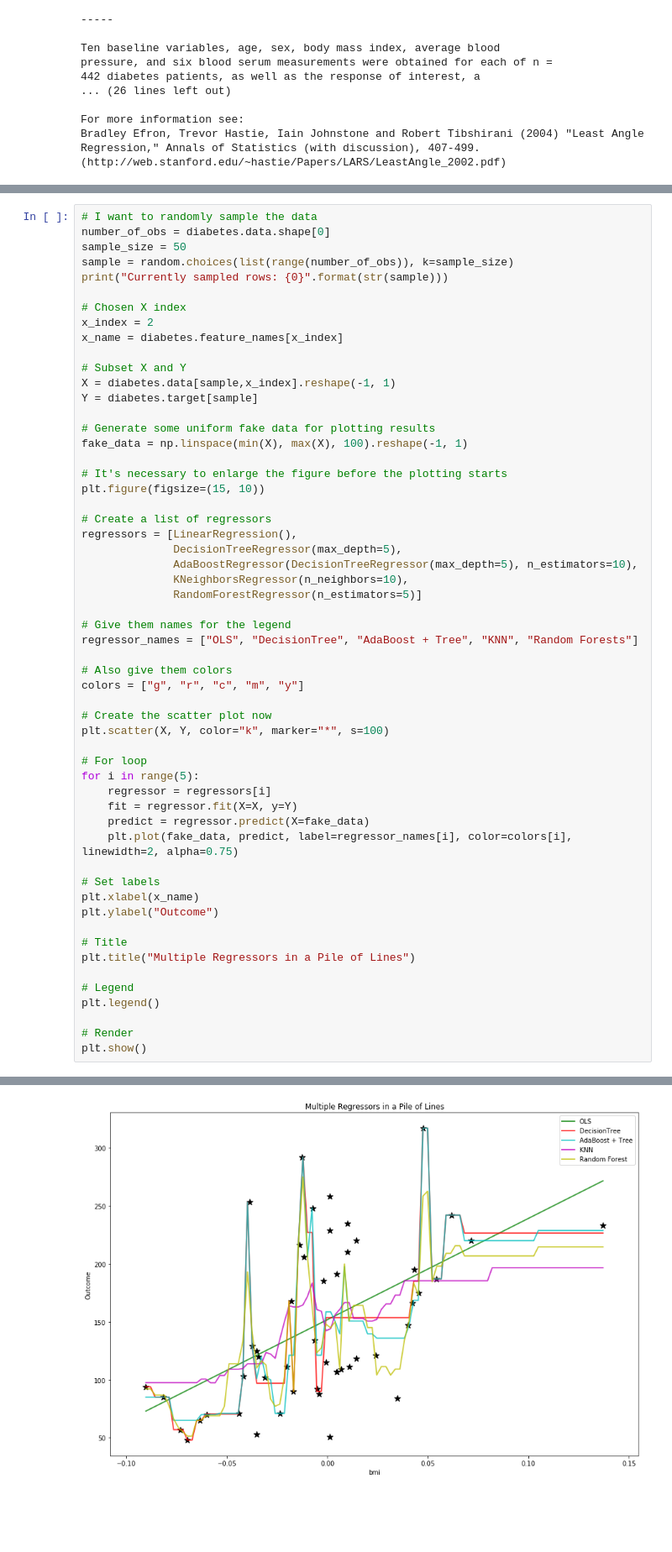
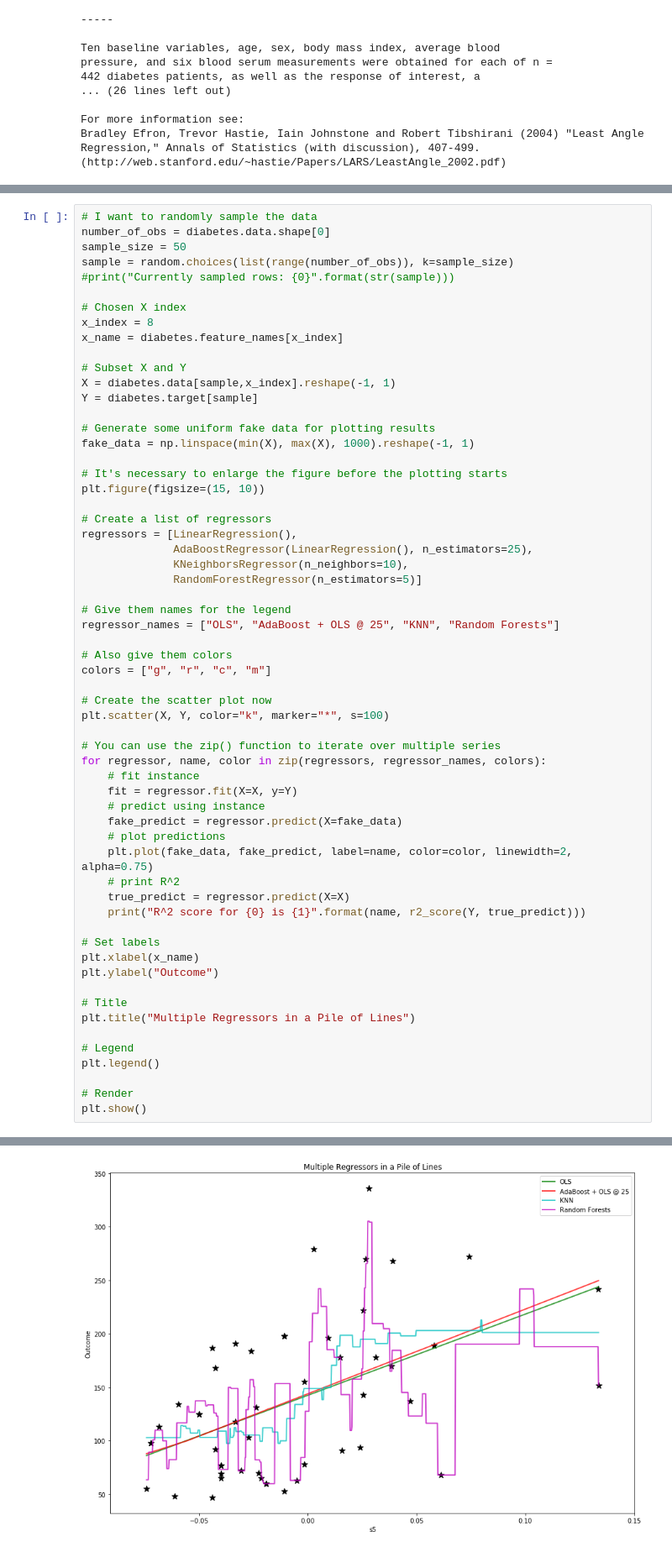
Before and after one commit to sjchiass/ml_guides, a Jupyter notebook: scikit-learn/1_Regressions.ipynb, the cells around one changed output, grey strips where cells are left out. Shown at 84% size. Drawn from its saved outputs; the diff is of its cells as text; blank space fills up the shorter version.

```diff
--- a/scikit-learn/1_Regressions.ipynb
+++ b/scikit-learn/1_Regressions.ipynb
@@ -316,10 +340,10 @@ What I'm going to do this time is randomly sample the data, and then I'm going t
 number_of_obs = diabetes.data.shape[0]
 sample_size = 50
 sample = random.choices(list(range(number_of_obs)), k=sample_size)
-print("Currently sampled rows: {0}".format(str(sample)))
+#print("Currently sampled rows: {0}".format(str(sample)))
 
 # Chosen X index
-x_index = 2
+x_index = 8
 x_name = diabetes.feature_names[x_index]
 
 # Subset X and Y
@@ -327,33 +351,37 @@ X = diabetes.data[sample,x_index].reshape(-1, 1)
 Y = diabetes.target[sample]
 
 # Generate some uniform fake data for plotting results
-fake_data = np.linspace(min(X), max(X), 100).reshape(-1, 1)
+fake_data = np.linspace(min(X), max(X), 1000).reshape(-1, 1)
 
 # It's necessary to enlarge the figure before the plotting starts
 plt.figure(figsize=(15, 10))
 
 # Create a list of regressors
 regressors = [LinearRegression(),
-              DecisionTreeRegressor(max_depth=5),
-              AdaBoostRegressor(DecisionTreeRegressor(max_depth=5), n_estimators=10),
+              AdaBoostRegressor(LinearRegression(), n_estimators=25),
               KNeighborsRegressor(n_neighbors=10),
               RandomForestRegressor(n_estimators=5)]
 
 # Give them names for the legend
-regressor_names = ["OLS", "DecisionTree", "AdaBoost + Tree", "KNN", "Random Forests"]
+regressor_names = ["OLS", "AdaBoost + OLS @ 25", "KNN", "Random Forests"]
 
 # Also give them colors
-colors = ["g", "r", "c", "m", "y"]
+colors = ["g", "r", "c", "m"]
 
 # Create the scatter plot now
 plt.scatter(X, Y, color="k", marker="*", s=100)
 
-# For loop
-for i in range(5):
-    regressor = regressors[i]
+# You can use the zip() function to iterate over multiple series
+for regressor, name, color in zip(regressors, regressor_names, colors):
+    # fit instance
     fit = regressor.fit(X=X, y=Y)
-    predict = regressor.predict(X=fake_data)
-    plt.plot(fake_data, predict, label=regressor_names[i], color=colors[i], linewidth=2, alpha=0.75)
+    # predict using instance
+    fake_predict = regressor.predict(X=fake_data)
+    # plot predictions
+    plt.plot(fake_data, fake_predict, label=name, color=color, linewidth=2, alpha=0.75)
+    # print R^2
+    true_predict = regressor.predict(X=X)
+    print("R^2 score for {0} is {1}".format(name, r2_score(Y, true_predict)))
 
 # Set labels
 plt.xlabel(x_name)
@@ -372 +403 @@ Currently sampled rows: [45, 19, 244, 73, 151, 153, 159, 323, 400, 123, 267, 366
-[figure, old version]
+[figure, new version]
```
Also changed, not shown: parts of 21 cells of this notebook, 2 other files.
